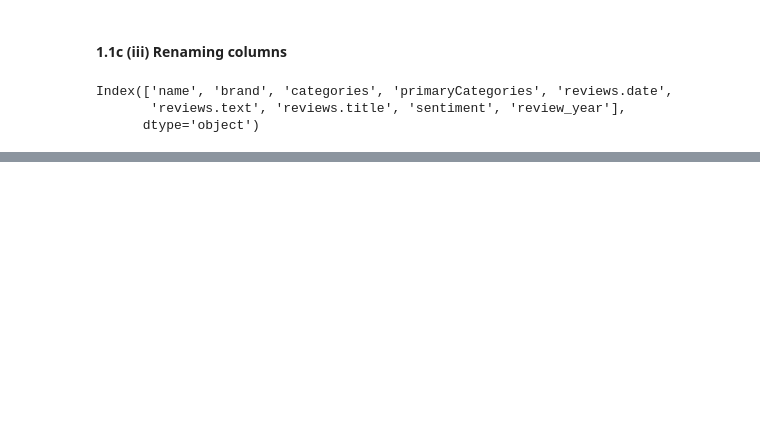
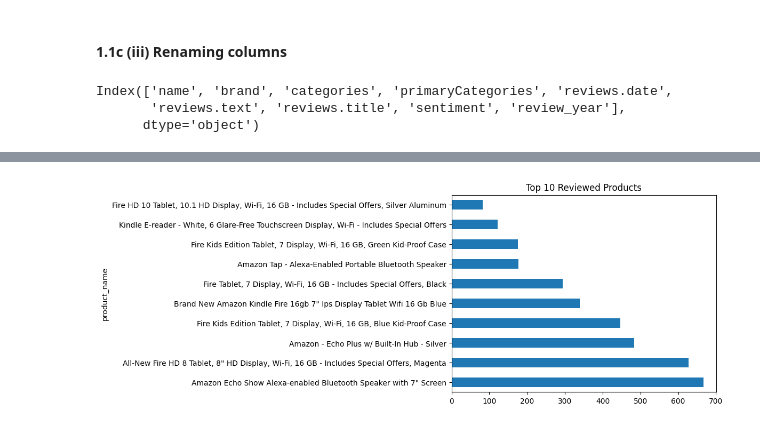
Before and after one commit to stanley-mah/MSA_FYP, a Jupyter notebook: data_cleaning.ipynb, the cells around one changed output, grey strips where cells are left out. Drawn from its saved outputs; the diff is of its cells as text; code cells hidden in the pictures; blank space fills up the shorter version.

```diff
--- a/data_cleaning.ipynb
+++ b/data_cleaning.ipynb
@@ -261,0 +270,6 @@ Index(['Product_name', 'product_brand', 'product_category',
+# %%
+top_products = train['product_name'].value_counts().head(10)
+top_products.plot(kind='barh', title='Top 10 Reviewed Products')
+plt.show()
+# %% [output]
+[figure, added]
```
Also changed, not shown: parts of 6 cells of this notebook.
